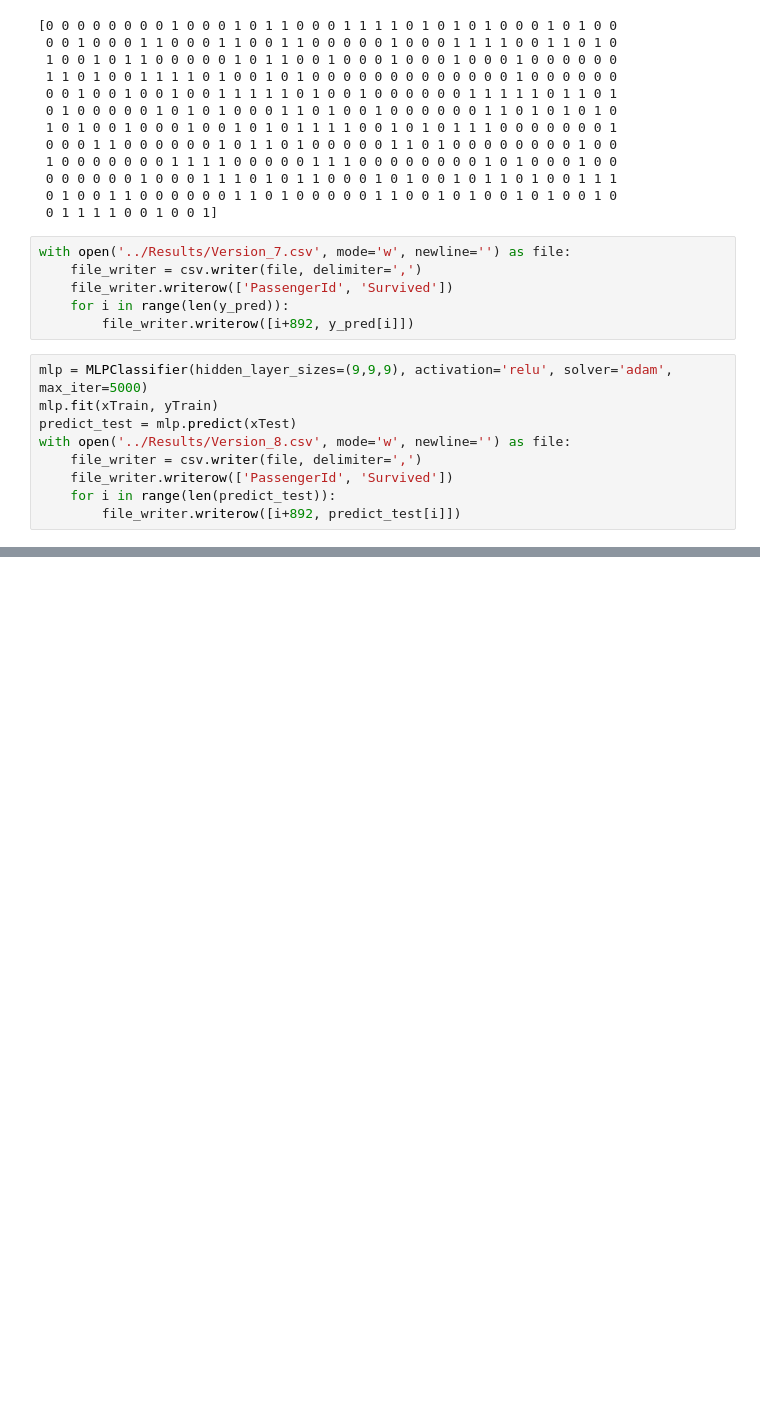
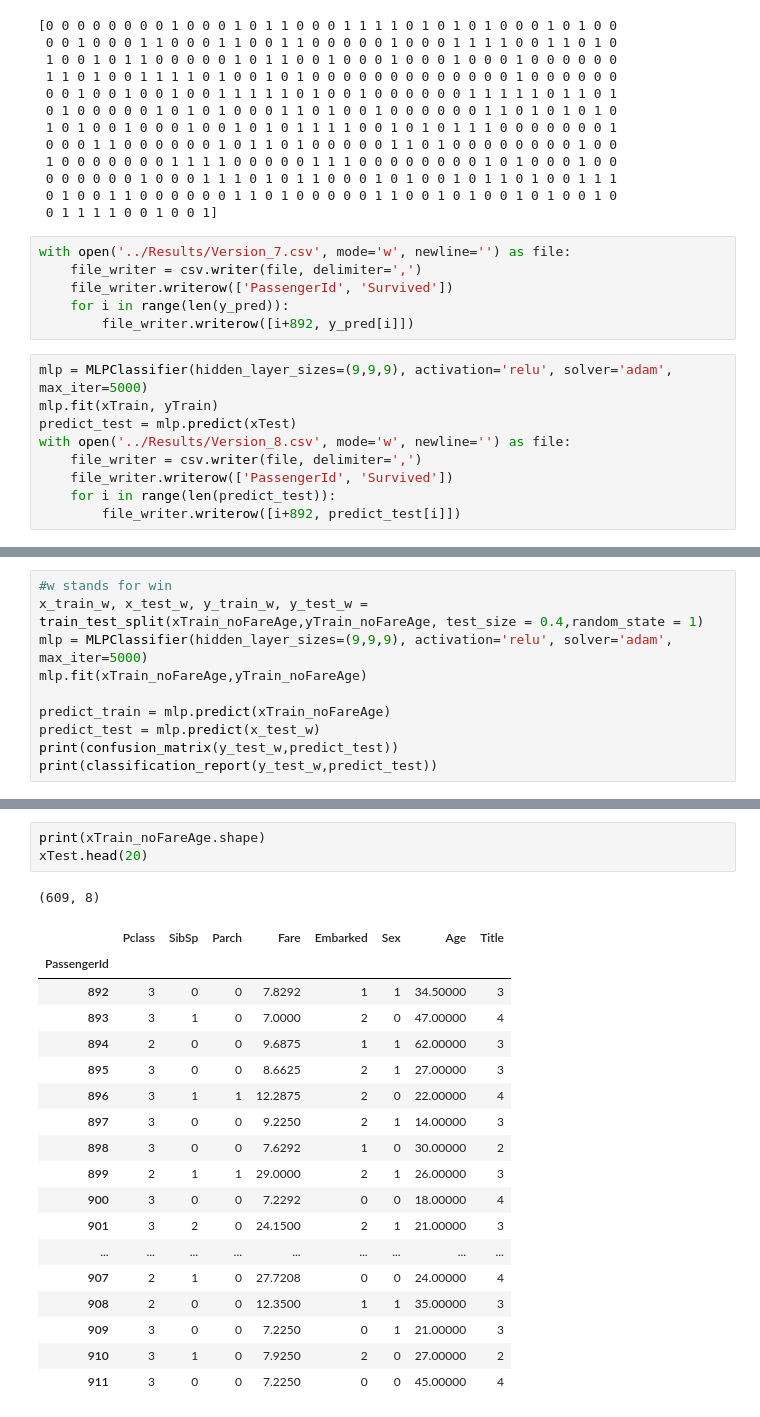
Before and after one commit to NimrodShefi/Titanic-Exercise, a Jupyter notebook: Code/ModelTesting.ipynb, the cells around one changed output, grey strips where cells are left out. Cells and saved outputs as stored; diff of their text form; blank space fills up the shorter version.

```diff
--- a/Code/ModelTesting.ipynb
+++ b/Code/ModelTesting.ipynb
@@ -195,0 +192,10 @@ weighted avg       0.79      0.78      0.78       356
+# %%
+#w stands for win
+x_train_w, x_test_w, y_train_w, y_test_w = train_test_split(xTrain_noFareAge,yTrain_noFareAge, test_size = 0.4,random_state = 1)
+mlp = MLPClassifier(hidden_layer_sizes=(9,9,9), activation='relu', solver='adam', max_iter=5000)
+mlp.fit(xTrain_noFareAge,yTrain_noFareAge)
+
+predict_train = mlp.predict(xTrain_noFareAge)
+predict_test = mlp.predict(x_test_w)
+print(confusion_matrix(y_test_w,predict_test))
+print(classification_report(y_test_w,predict_test))
@@ -195,0 +213,23 @@ weighted avg       0.79      0.78      0.78       356
+# %%
+print(xTrain_noFareAge.shape)
+xTest.head(20)
+# %% [output]
+(609, 8)
+|  | Pclass | SibSp | Parch | Fare | Embarked | Sex | Age | Title |
+| PassengerId |  |  |  |  |  |  |  |  |
+| 892 | 3 | 0 | 0 | 7.8292 | 1 | 1 | 34.50000 | 3 |
+| 893 | 3 | 1 | 0 | 7.0000 | 2 | 0 | 47.00000 | 4 |
+| 894 | 2 | 0 | 0 | 9.6875 | 1 | 1 | 62.00000 | 3 |
+| 895 | 3 | 0 | 0 | 8.6625 | 2 | 1 | 27.00000 | 3 |
+| 896 | 3 | 1 | 1 | 12.2875 | 2 | 0 | 22.00000 | 4 |
+| 897 | 3 | 0 | 0 | 9.2250 | 2 | 1 | 14.00000 | 3 |
+| 898 | 3 | 0 | 0 | 7.6292 | 1 | 0 | 30.00000 | 2 |
+| 899 | 2 | 1 | 1 | 29.0000 | 2 | 1 | 26.00000 | 3 |
+| 900 | 3 | 0 | 0 | 7.2292 | 0 | 0 | 18.00000 | 4 |
+| 901 | 3 | 2 | 0 | 24.1500 | 2 | 1 | 21.00000 | 3 |
+| ... | ... | ... | ... | ... | ... | ... | ... | ... |
+| 907 | 2 | 1 | 0 | 27.7208 | 0 | 0 | 24.00000 | 4 |
+| 908 | 2 | 0 | 0 | 12.3500 | 1 | 1 | 35.00000 | 3 |
+| 909 | 3 | 0 | 0 | 7.2250 | 0 | 1 | 21.00000 | 3 |
+| 910 | 3 | 1 | 0 | 7.9250 | 2 | 0 | 27.00000 | 2 |
+| 911 | 3 | 0 | 0 | 7.2250 | 0 | 0 | 45.00000 | 4 |
```
Also changed, not shown: parts of 5 cells of this notebook, 6 other files.
